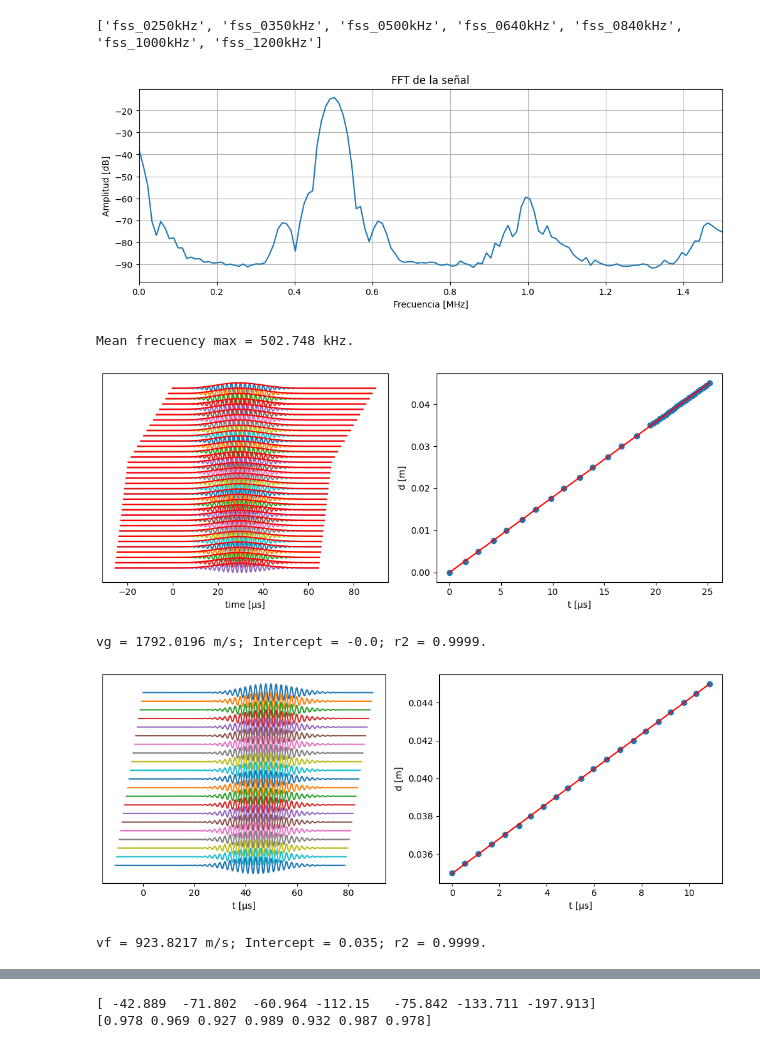
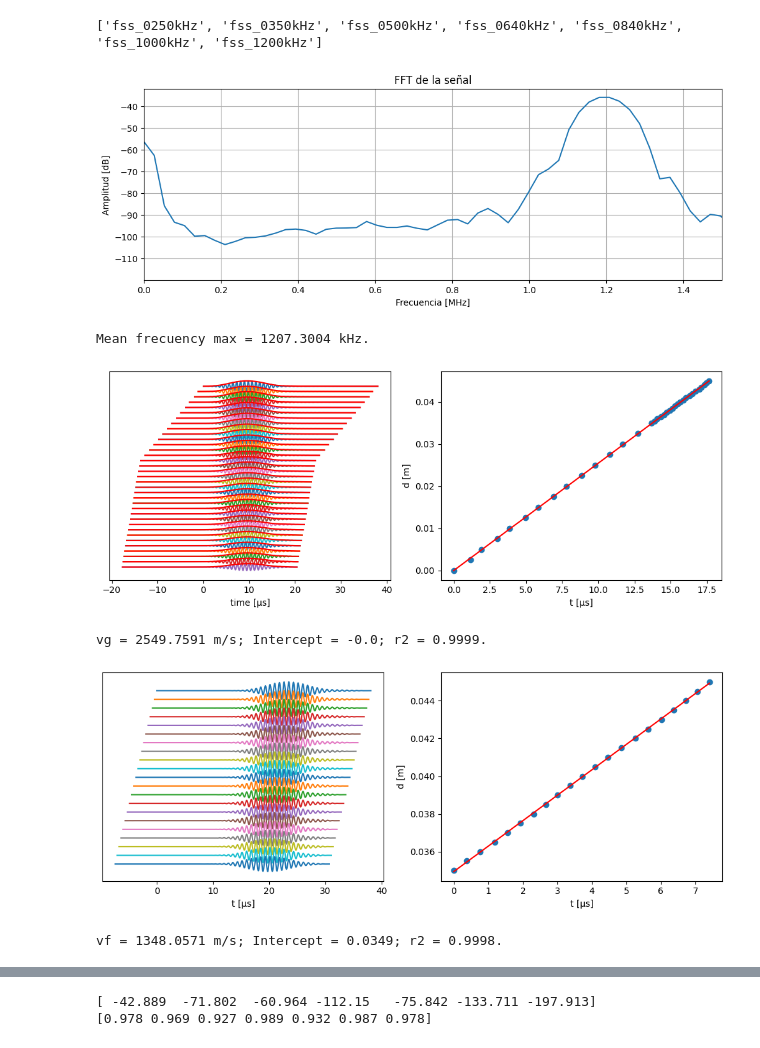
Before and after one commit to eriknbd/Lamb_wave_analisis, a Jupyter notebook: LambAnalisis.ipynb, the cells around one changed output, grey strips where cells are left out. Drawn from its saved outputs; the diff is of its cells as text; code cells hidden in the pictures.

```diff
--- a/LambAnalisis.ipynb
+++ b/LambAnalisis.ipynb
@@ -422,38 +425,12 @@ vg = 2655.0815 m/s; Intercept = 0.0001; r2 = 0.9998.
 vf = 1433.4174 m/s; Intercept = 0.0349; r2 = 0.9998.
 # %%
 import numpy as np
-from lambmath import full_analisis, max_frecuency
+from lambmath import full_analisis, max_frecuency, wave_speeds
 from scipy.optimize import least_squares
 from lambwaves import Lamb
 import matplotlib.pyplot as plt
 import warnings
 
-
-from scipy.optimize import brentq
-def _rayleigh_ratio(nu):
-    # parámetro k = c_S² / c_L²
-    k = (1 - 2*nu) / (2*(1 - nu))             # siempre 0 < k < 1 en el rango válido
-
-    # polinomio f(ξ) = 0  (Rayleigh, 1911)
-    f = lambda x: x**6 - 8*x**4 + 8*(3 - 2*k)*x**2 - 16*(1 - k)
-
-    # única raíz física está en (0,1); brentq necesita extremos con signo opuesto
-    return brentq(f, 1e-9, 1 - 1e-9, maxiter=100, xtol=1e-12)
-
-def wave_speeds(E, nu, rho):
-    if not (-1.0 < nu < 0.5):
-        raise ValueError("ν debe estar en (-1, 0.5).")
-    if E <= 0 or rho <= 0:
-        raise ValueError("E y ρ deben ser positivos.")
-
-    # ondas volumétricas exactas
-    c_L = np.sqrt(E*(1 - nu) / (rho*(1 + nu)*(1 - 2*nu)))
-    c_S = np.sqrt(E / (2*rho*(1 + nu)))
-
-    # onda superficial exacta (resolviendo la ecuación)
-    xi   = _rayleigh_ratio(nu)
-    c_R  = xi * c_S
-    return c_L, c_S, c_R
 
 #---------------------------------------------------------------------------------
 
@@ -947,15 +924,15 @@ print(names)
 # %%
 import importlib, lambmath         # primera importación
 importlib.reload(lambmath)
 
 from lambmath import full_analisis
 
-fa = full_analisis(data_file[names[2]], dist, "inv", bp_w = 200e3)
+fa = full_analisis(data_file[names[6]], dist, "inv", bp_w = 400e3)
 # %% [output]
-[figure, old version]
+[figure, new version]
-Mean frecuency max = 502.748 kHz.
+Mean frecuency max = 1207.3004 kHz.
-[figure, old version]
+[figure, new version]
-vg = 1792.0196 m/s; Intercept = -0.0; r2 = 0.9999.
+vg = 2549.7591 m/s; Intercept = -0.0; r2 = 0.9999.
-[figure, old version]
+[figure, new version]
-vf = 923.8217 m/s; Intercept = 0.035; r2 = 0.9999.
+vf = 1348.0571 m/s; Intercept = 0.0349; r2 = 0.9998.
 # %%
```
Also changed, not shown: parts of 10 cells of this notebook, 1 other file.
